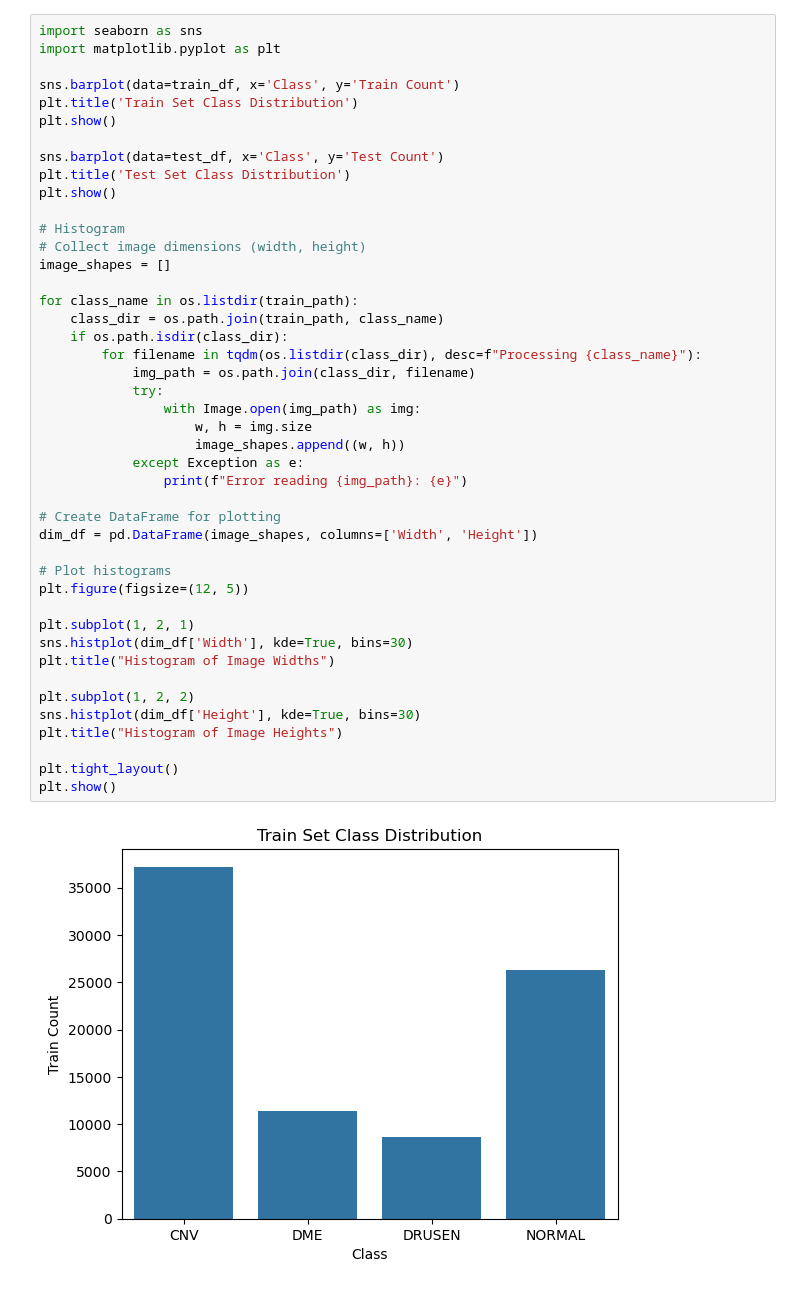
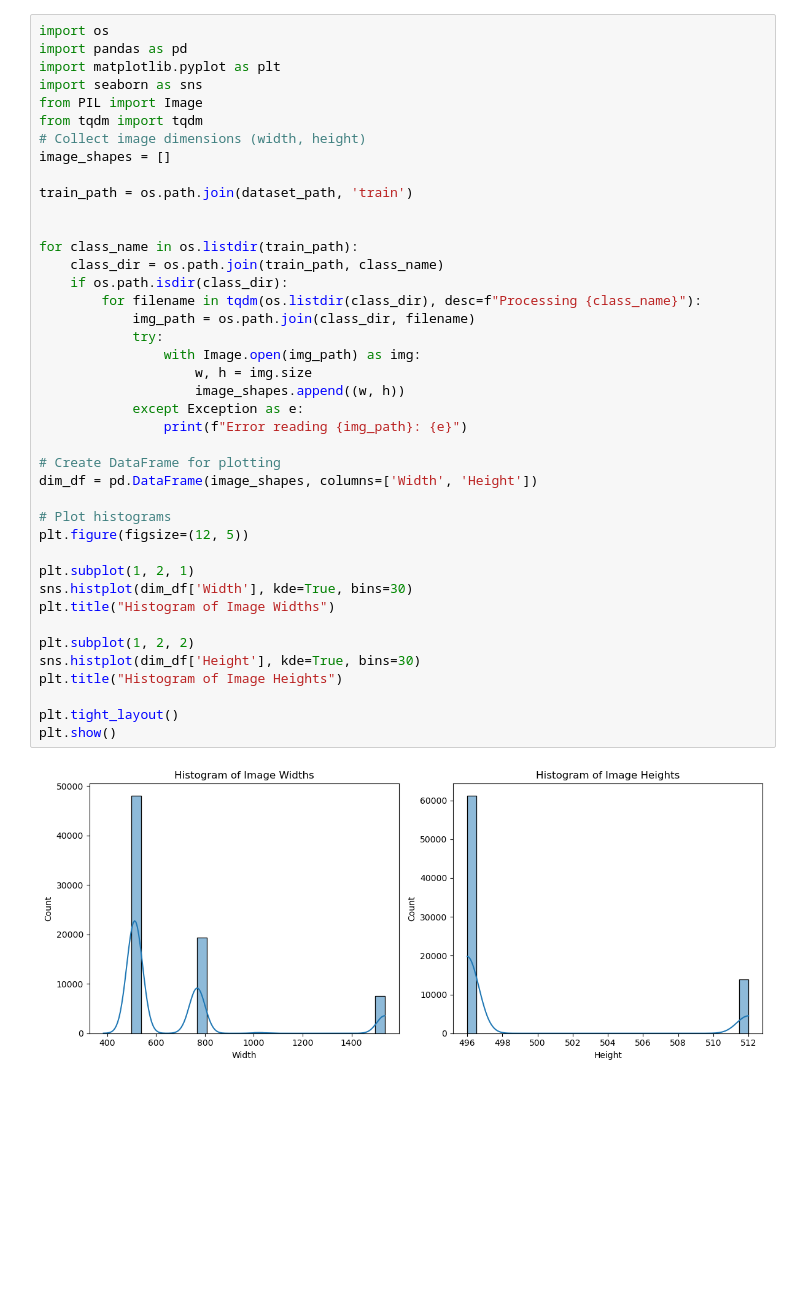
Before and after one commit to ejagojo/RetinaNet, a Jupyter notebook: retina.ipynb, the cells around one changed output. Saved outputs shown, nothing was run; the diff lists cells and outputs as text; blank space fills up the shorter version.

```diff
--- a/retina.ipynb
+++ b/retina.ipynb
@@ -87,46 +215,43 @@ max         250.0
 # %%
+import os
+import pandas as pd
+import matplotlib.pyplot as plt
 import seaborn as sns
-import matplotlib.pyplot as plt
-
-sns.barplot(data=train_df, x='Class', y='Train Count')
-plt.title('Train Set Class Distribution')
-plt.show()
-
-sns.barplot(data=test_df, x='Class', y='Test Count')
-plt.title('Test Set Class Distribution')
-plt.show()
-
-# Histogram
+from PIL import Image
+from tqdm import tqdm
 # Collect image dimensions (width, height)
 image_shapes = []
+
+train_path = os.path.join(dataset_path, 'train')
+
 
 for class_name in os.listdir(train_path):
     class_dir = os.path.join(train_path, class_name)
     if os.path.isdir(class_dir):
         for filename in tqdm(os.listdir(class_dir), desc=f"Processing {class_name}"):
             img_path = os.path.join(class_dir, filename)
             try:
                 with Image.open(img_path) as img:
                     w, h = img.size
                     image_shapes.append((w, h))
             except Exception as e:
                 print(f"Error reading {img_path}: {e}")
 
 # Create DataFrame for plotting
 dim_df = pd.DataFrame(image_shapes, columns=['Width', 'Height'])
 
 # Plot histograms
 plt.figure(figsize=(12, 5))
 
 plt.subplot(1, 2, 1)
 sns.histplot(dim_df['Width'], kde=True, bins=30)
 plt.title("Histogram of Image Widths")
 
 plt.subplot(1, 2, 2)
 sns.histplot(dim_df['Height'], kde=True, bins=30)
 plt.title("Histogram of Image Heights")
 
 plt.tight_layout()
 plt.show()
 # %% [output]
-[figure, old version]
+[figure, new version]
```
Also changed, not shown: parts of 27 cells of this notebook.
